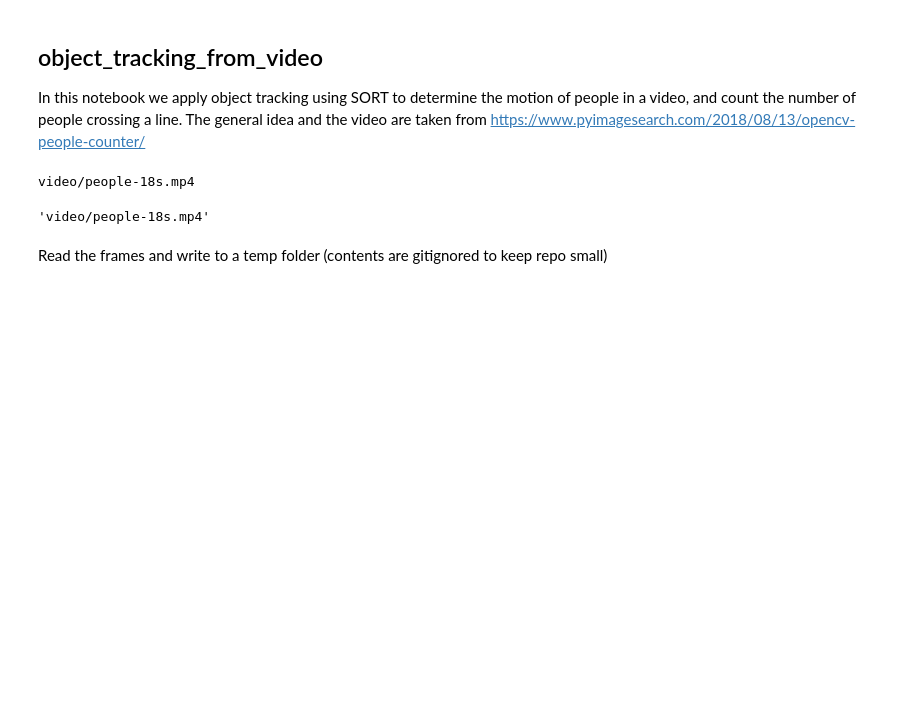
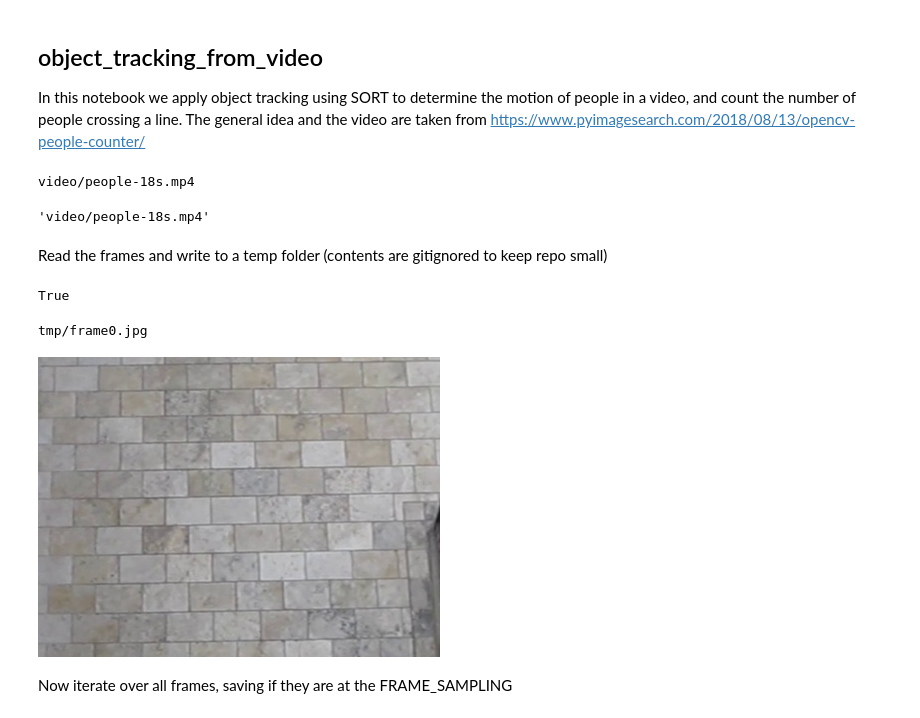
Before and after one commit to robmarkcole/deepstack-analytics, a Jupyter notebook: object_tracking_from_video.ipynb, the cells around one changed output. Drawn from its saved outputs; the diff is of its cells as text; code cells hidden in the pictures; blank space fills up the shorter version.

```diff
--- a/object_tracking_from_video.ipynb
+++ b/object_tracking_from_video.ipynb
@@ -24,10 +24,21 @@ import cv2
 FRAME_SAMPLING = 30 # video is at 30 FPS so sample 1 frame per second to limit compute
 # %%
 vidcap = cv2.VideoCapture(video_path)
-success, image = vidcap.read()
+success, frame = vidcap.read()
 count = 0
-while success:
-  cv2.imwrite("frame%d.jpg" % count, image)     # save frame as JPEG file
-  success,image = vidcap.read()
-  print('Read a new frame: ', success)
-  count += 1
+cv2.imwrite("tmp/frame%d.jpg" % count, frame)     # save frame as JPEG file
+# %% [output]
+True
+# %%
+frames = list(Path("tmp/").rglob("*.jpg"))
+frame_path = str(frames[0])
+print(frame_path)
+# %% [output]
+tmp/frame0.jpg
+# %%
+from IPython.display import Image
+Image(frame_path)
+# %% [output]
+[figure, added]
+# %% [markdown]
+Now iterate over all frames, saving if they are at the FRAME_SAMPLING
```
Also changed, not shown: parts of 1 cell of this notebook.
